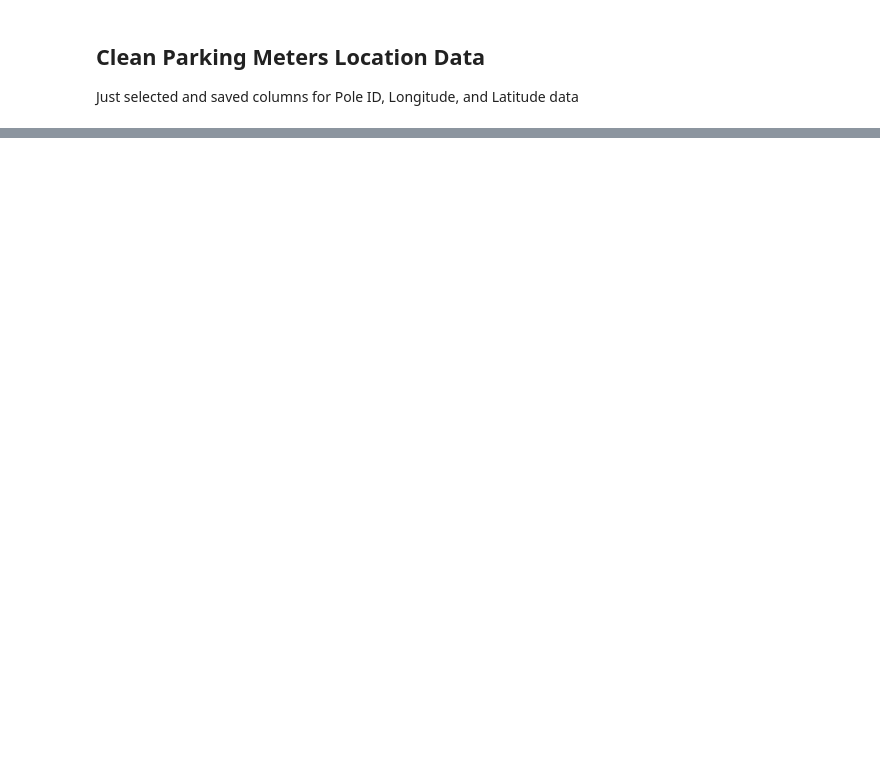
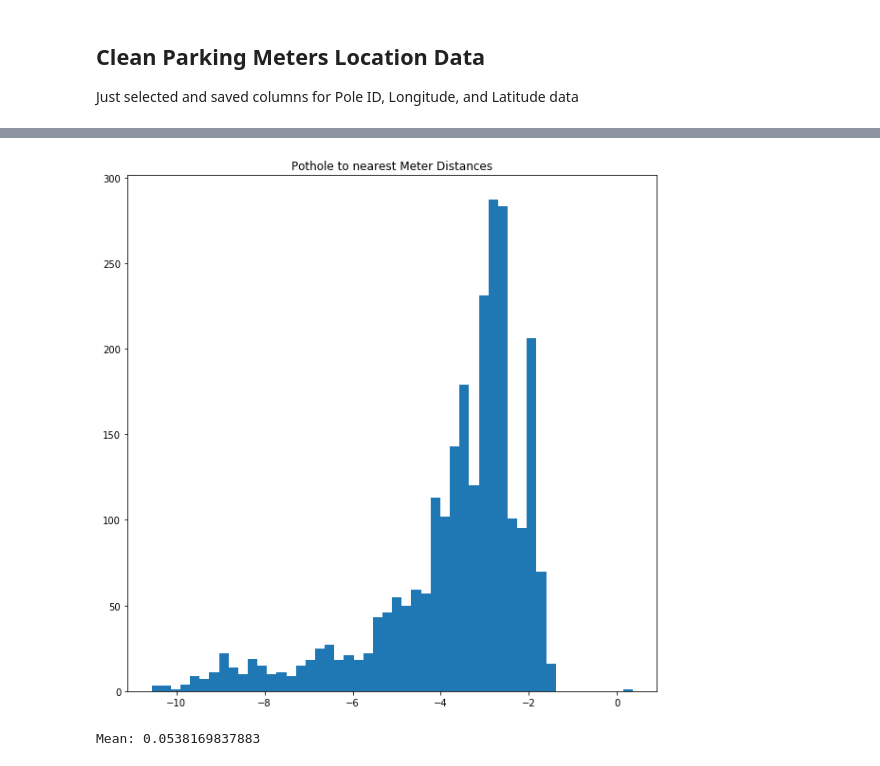
Before and after one commit to mac011/Pr_087, a Jupyter notebook: python_notebooks/yyun_COGS108.ipynb, the cells around one changed output, grey strips where cells are left out. Saved outputs shown, nothing was run; the diff lists cells and outputs as text; code cells hidden in the pictures; blank space fills up the shorter version.

```diff
--- a/python_notebooks/yyun_COGS108.ipynb
+++ b/python_notebooks/yyun_COGS108.ipynb
@@ -61,0 +98,30 @@ plt.show(_)
+# %%
+#Recalculate meter distances
+open_pot = pd.read_csv('Pr_087/clean_data/cleaned_get_it_done_open_potholes.csv')
+open_pot = open_pot[~np.isnan(open_pot['long'])]
+open_pot = open_pot[open_pot['long'] != 0]
+meter_data = pd.read_csv('Pr_087/raw_data/raw_parking_meter_location.csv')
+meter_data = meter_data[~np.isnan(meter_data['longitude'])]
+meter_data = meter_data[meter_data['longitude'] != 0]
+open_pot_coordinates = np.asarray(open_pot[['lat','long']])
+meter_data_coordinates = np.asarray(meter_data[['latitude','longitude']])
+
+dist_meter_data = scipy.spatial.distance.cdist(open_pot_coordinates,meter_data_coordinates)
+min_dist_indices = np.zeros(dist_meter_data.shape[0])
+min_dists = np.zeros(dist_meter_data.shape[0])
+for i in range(0,dist_meter_data.shape[0]):
+    _ = np.argmin(dist_meter_data[i])
+    min_dists[i] = dist_meter_data[i][_]
+    min_dist_indices[i] = _
+    if dist_meter_data[i][_] > 20:
+        print('WTF',i,':',dist_meter_data[i][_])
+plt.close()
+plt.figure(figsize=(10,10))
+plt.hist(np.log(min_dists), 50)
+plt.title('Pothole to nearest Meter Distances')
+plt.show()
+plt.close()
+print('Mean:',np.mean(min_dists))
+# %% [output]
+[figure, added]
+Mean: 0.0538169837883
```
Also changed, not shown: parts of 14 cells of this notebook.
